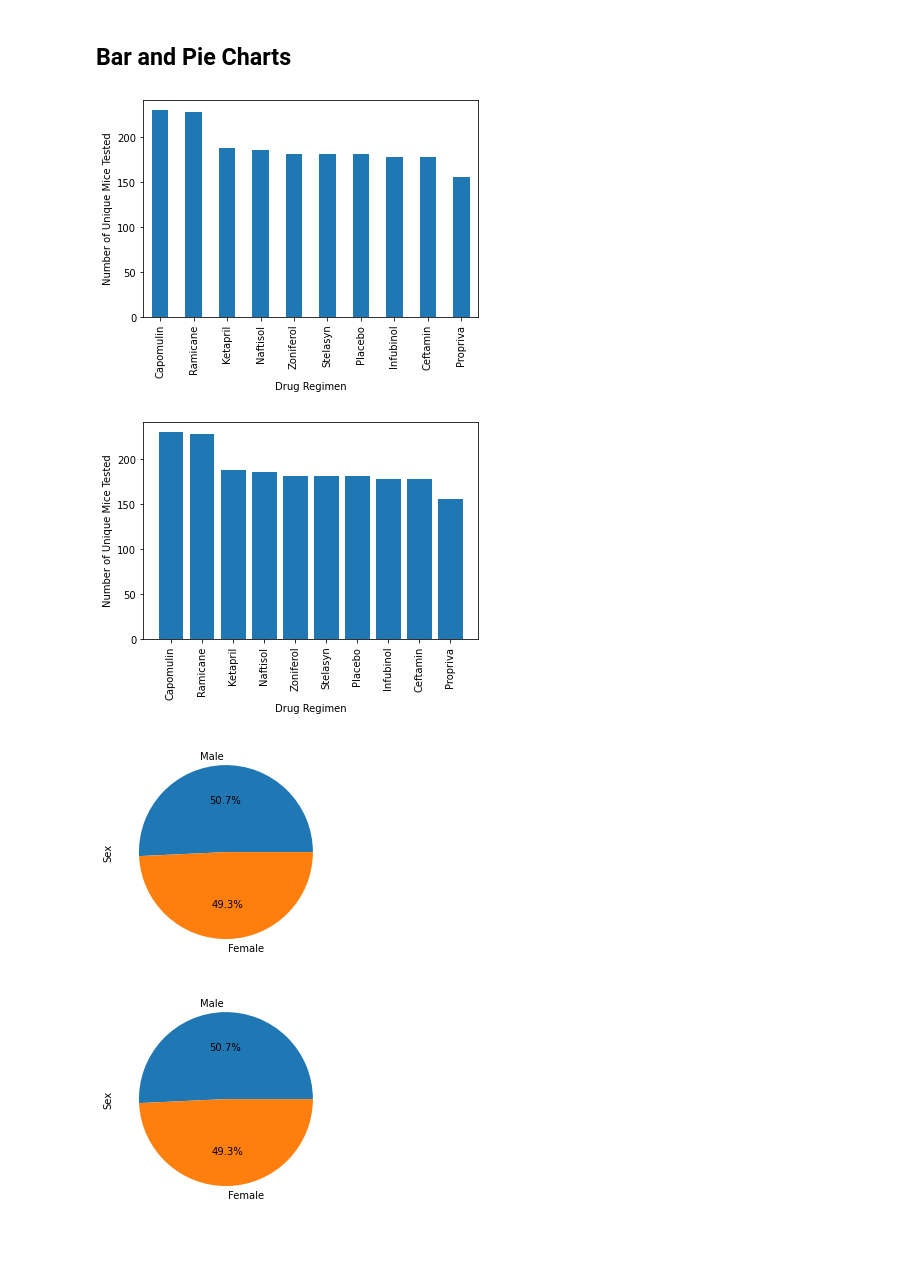
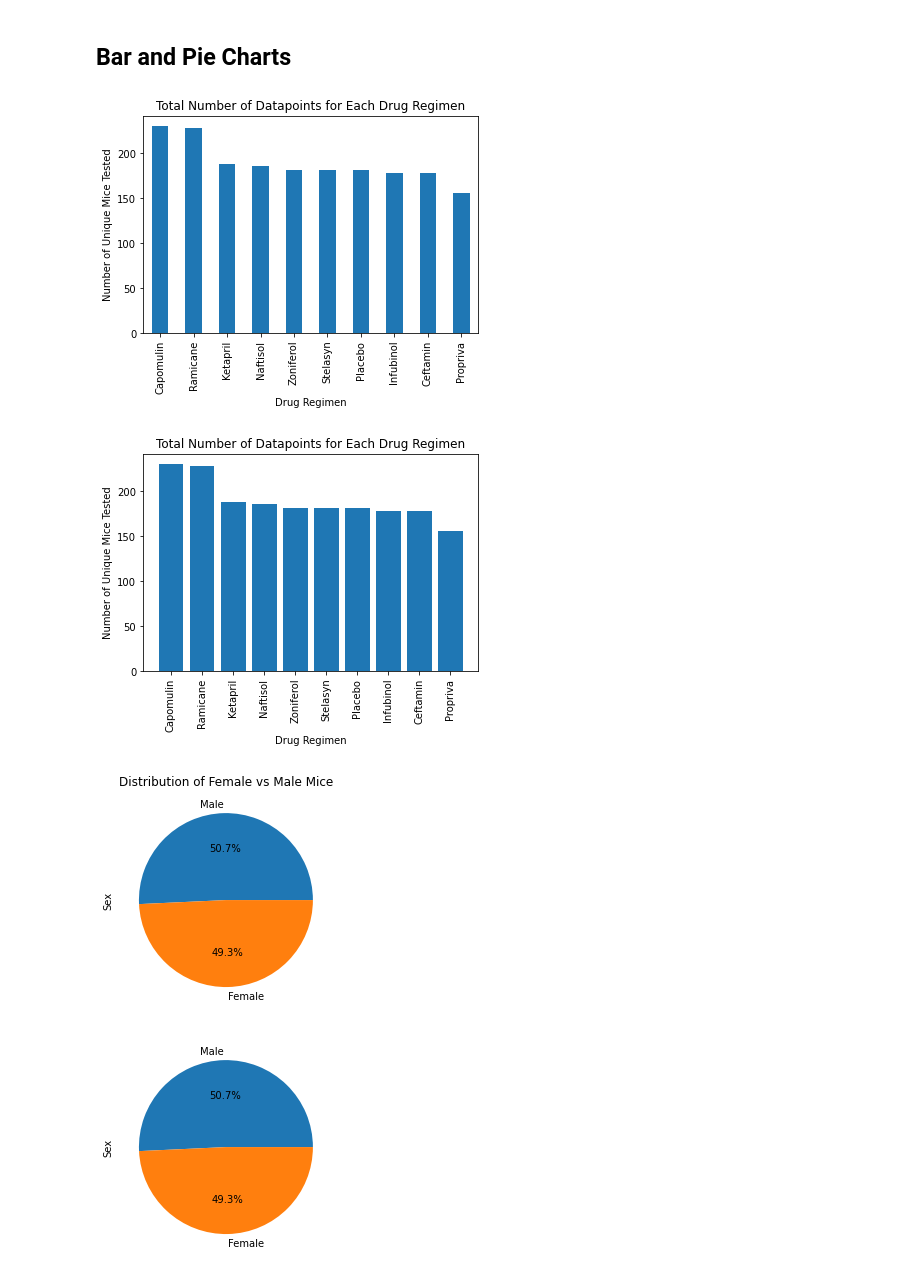
Before and after one commit to WilliamRoll/Matplotlib-Challenge, a Jupyter notebook: Pymaceuticals/pymaceuticals_starter.ipynb, the cells around one changed output. Cells and saved outputs as stored; diff of their text form; code cells hidden in the pictures; blank space fills up the shorter version.

Commit message:
Titles and formatting

```diff
--- a/Pymaceuticals/pymaceuticals_starter.ipynb
+++ b/Pymaceuticals/pymaceuticals_starter.ipynb
@@ -130,31 +130,33 @@ summary_table
 # %%
 # Generate a bar plot showing the total number of datapoints for each drug regimen using pandas.
 # There should be a single bar per regimen
+
 count = clean_mouse_data['Drug Regimen'].value_counts()
-count.plot(kind="bar")
+count.plot(kind="bar", title = "Total Number of Datapoints for Each Drug Regimen")
 plt.xlabel("Drug Regimen")
 plt.ylabel("Number of Unique Mice Tested")
 plt.show()
 # %% [output]
-[figure, old version]
+[figure, new version]
 # %%
 # Generate identical bar plot using pyplot instead of pandas.
 count = clean_mouse_data['Drug Regimen'].value_counts()
 plt.bar(count.index.values, count.values)
 plt.xlabel("Drug Regimen")
+plt.title("Total Number of Datapoints for Each Drug Regimen")
 plt.xticks(rotation = 90)
 plt.ylabel("Number of Unique Mice Tested")
 plt.show()
 # %% [output]
-[figure, old version]
+[figure, new version]
 # %%
 # Generate a pie plot showing the distribution of female versus male mice using pandas
 count = clean_mouse_data['Sex'].value_counts()
-count.plot(kind="pie", autopct='%1.1f%%')
+count.plot(kind="pie", autopct='%1.1f%%', title = "Distribution of Female vs Male Mice")
 #count.get_legend().set_bbox_to_anchor((1,1))
 plt.show()
 # %% [output]
-[figure, old version]
+[figure, new version]
 # %%
 # Generate identical pie plot using pyplot
 count = clean_mouse_data['Sex'].value_counts()
```
Also changed, not shown: parts of 7 cells of this notebook, 1 other file.
